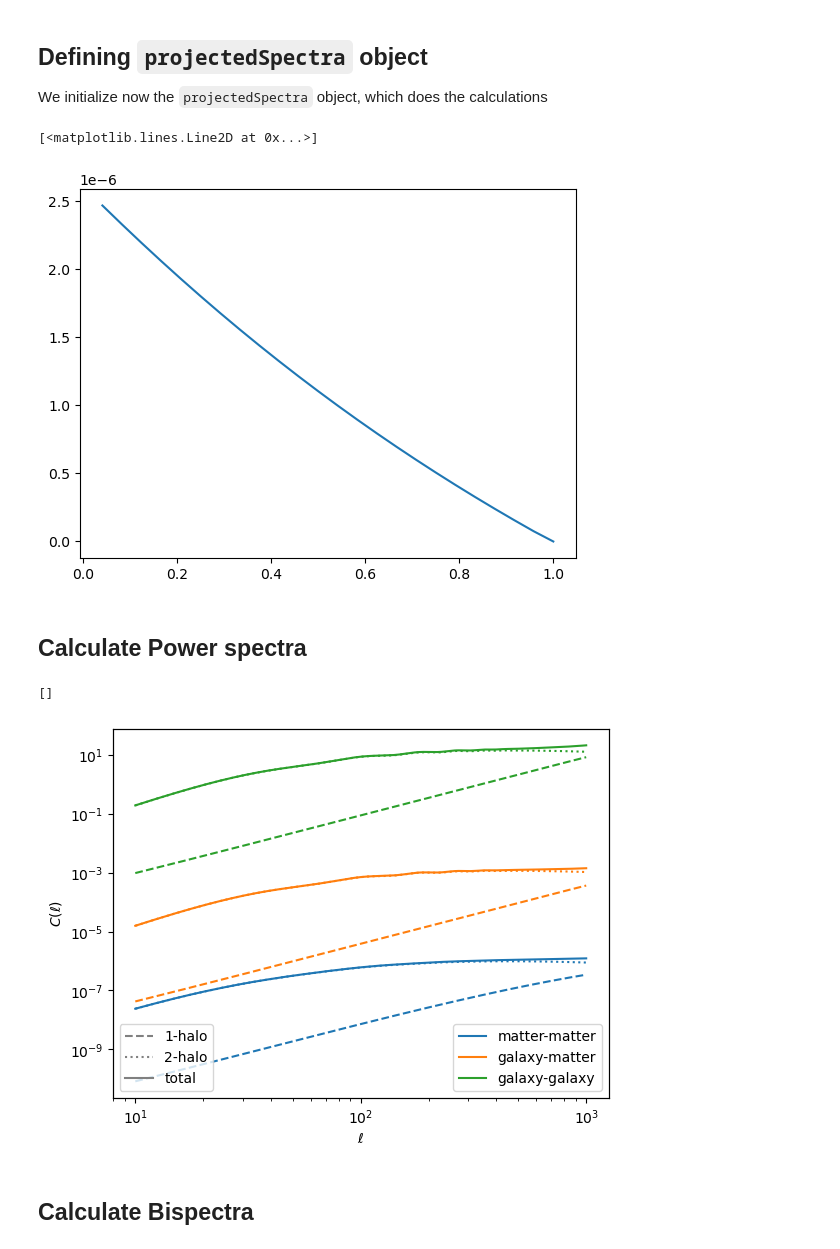
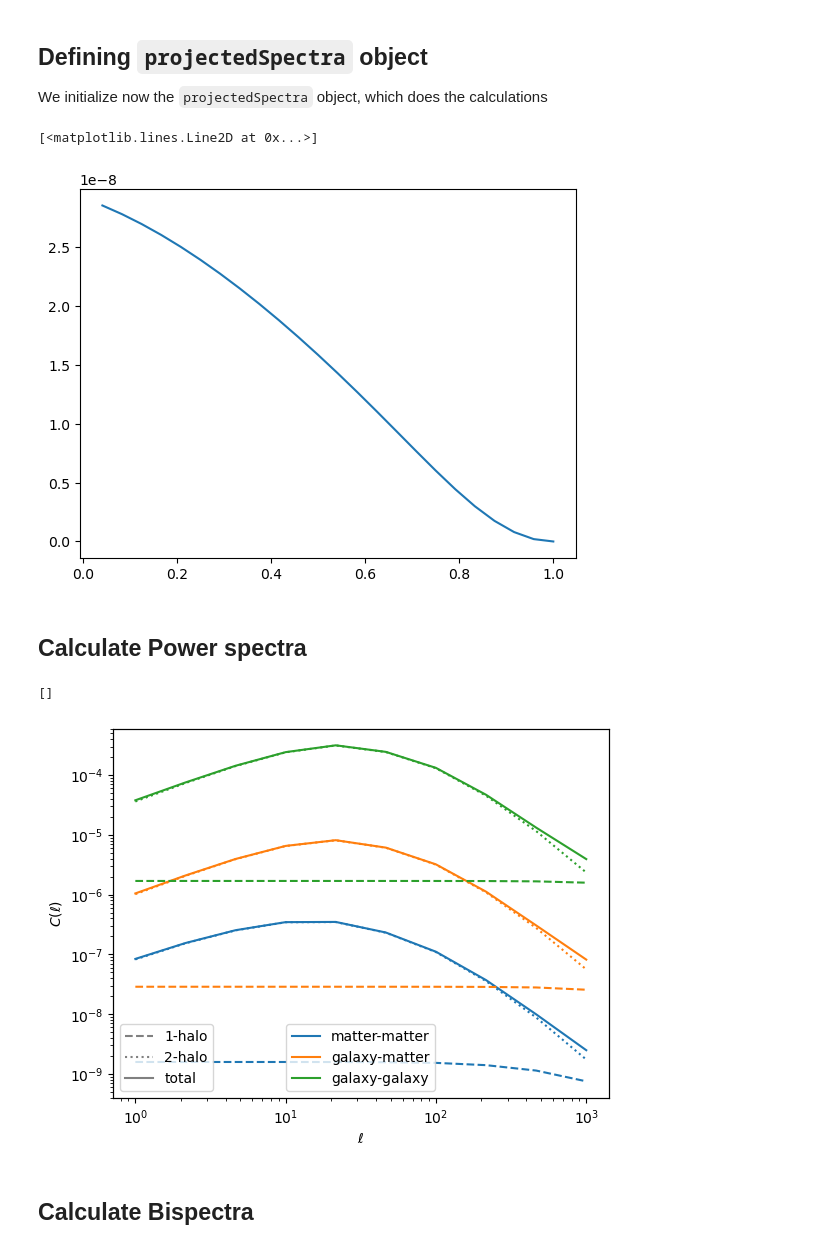
Before and after one commit to llinke1/G3LHalo_python, a Jupyter notebook: exampleNotebooks/exampleProjectedSpectra.ipynb, the cells around one changed output. Saved outputs shown, nothing was run; the diff lists cells and outputs as text; code cells hidden in the pictures.

```diff
--- a/exampleNotebooks/exampleProjectedSpectra.ipynb
+++ b/exampleNotebooks/exampleProjectedSpectra.ipynb
@@ -12,11 +14,11 @@ See `exampleHalomodelIngredients.ipynb` for details
 # %%
 # Cosmology
 cosmo = {
-    'Om_c': 0.28,
-    'Om_b': 0.05,
-    'h': 0.67,
-    'sigma_8': 0.8,
-    'n_s': 0.96
+    'Om_c': 0.3156,
+    'Om_b': 0.0492,
+    'h': 0.6727,
+    'sigma_8': 0.831,
+    'n_s': 0.9645
 }
 
 # Halo mass function
@@ -75,8 +77,8 @@ We define here a lens and source $n(z)$, which are both Gaussian centered on two
 # %%
 zs=np.linspace(0.2, 1.5)
 
-n_sources=np.exp(-(zs-1)**2/0.02**2)
-n_lenses=np.exp(-(zs-0.5)**2/0.02**2)
+n_sources=np.exp(-(zs-1)**2/0.2**2)
+n_lenses=np.exp(-(zs-0.5)**2/0.2**2)
 
 n_sources/=(np.sum(n_sources)*(zs[1]-zs[0]))
 n_lenses/=(np.sum(n_lenses)*(zs[1]-zs[0]))
@@ -106,11 +108,11 @@ projection.set_nz_sources(zs, n_sources)
 plt.plot(projection.zs, projection.gs)
 # %% [output]
 [<matplotlib.lines.Line2D at 0x...>]
-[figure, old version]
+[figure, new version]
 # %% [markdown]
 ## Calculate Power spectra
 # %%
-ells=np.geomspace(10, 1000, 1000)
+ells=np.geomspace(1, 1000, 10)
 
 # convergence-convergence
 C_kk_1h, C_kk_2h, C_kk=projection.C_kk(ells)
@@ -123,41 +125,42 @@ C_gg_1h, C_gg_2h, C_gg=projection.C_gg(ells, 1, 1)
 # %%
 
 fig, axes=plt.subplots()
 
 
-axes.loglog(ells, ells*(ells+1)*C_kk_1h, color='C0', ls='--')
-axes.loglog(ells, ells*(ells+1)*C_kk_2h, color='C0', ls=':')
-axes.loglog(ells, ells*(ells+1)*C_kk, color='C0', label='matter-matter')
+axes.loglog(ells, C_kk_1h, color='C0', ls='--')
+axes.loglog(ells, C_kk_2h, color='C0', ls=':')
+axes.loglog(ells, C_kk, color='C0', label='matter-matter')
 
-axes.loglog(ells, ells*(ells+1)*C_kg_1h, color='C1', ls='--')
-axes.loglog(ells, ells*(ells+1)*C_kg_2h, color='C1', ls=':')
-axes.loglog(ells, ells*(ells+1)*C_kg, color='C1', label='galaxy-matter')
 
-axes.loglog(ells, ells*(ells+1)*C_gg_1h, color='C2', ls='--')
-axes.loglog(ells, ells*(ells+1)*C_gg_2h, color='C2', ls=':')
-axes.loglog(ells, ells*(ells+1)*C_gg, color='C2', label='galaxy-galaxy')
+axes.loglog(ells, C_kg_1h, color='C1', ls='--')
+axes.loglog(ells, C_kg_2h, color='C1', ls=':')
+axes.loglog(ells, C_kg, color='C1', label='galaxy-matter')
+
+axes.loglog(ells, C_gg_1h, color='C2', ls='--')
+axes.loglog(ells, C_gg_2h, color='C2', ls=':')
+axes.loglog(ells, C_gg, color='C2', label='galaxy-galaxy')
 
 
 plt.xlabel(r'$\ell$')
 plt.ylabel(r'$C(\ell)$')
 
 
 ax2=axes.twinx()
 ax2.plot(np.NaN, np.NaN, ls='--', label='1-halo', color='grey')
 ax2.plot(np.NaN, np.NaN, ls=':', label='2-halo', color='grey')
 ax2.plot(np.NaN, np.NaN, ls='-', label='total', color='grey')
 
 
 
 axes.legend()
 ax2.legend(loc='lower left')
 ax2.set_yticks([])
 
-#axes.set_xlim(1e-3,10)
-#axes.set_ylim(1e-10, 0.01)
+#axes.set_xlim(1,1e3)
+#axes.set_ylim(3e-10, 6e-8)
 # %% [output]
 []
-[figure, old version]
+[figure, new version]
 # %% [markdown]
 ## Calculate Bispectra
 # %%
```
Also changed, not shown: parts of 6 cells of this notebook, 2 other files.
